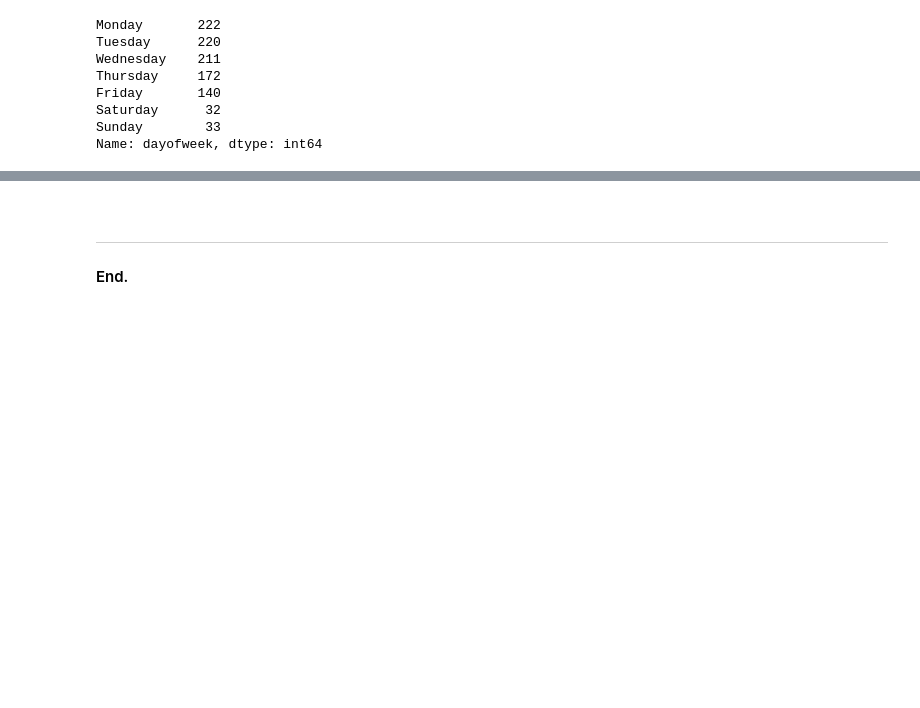
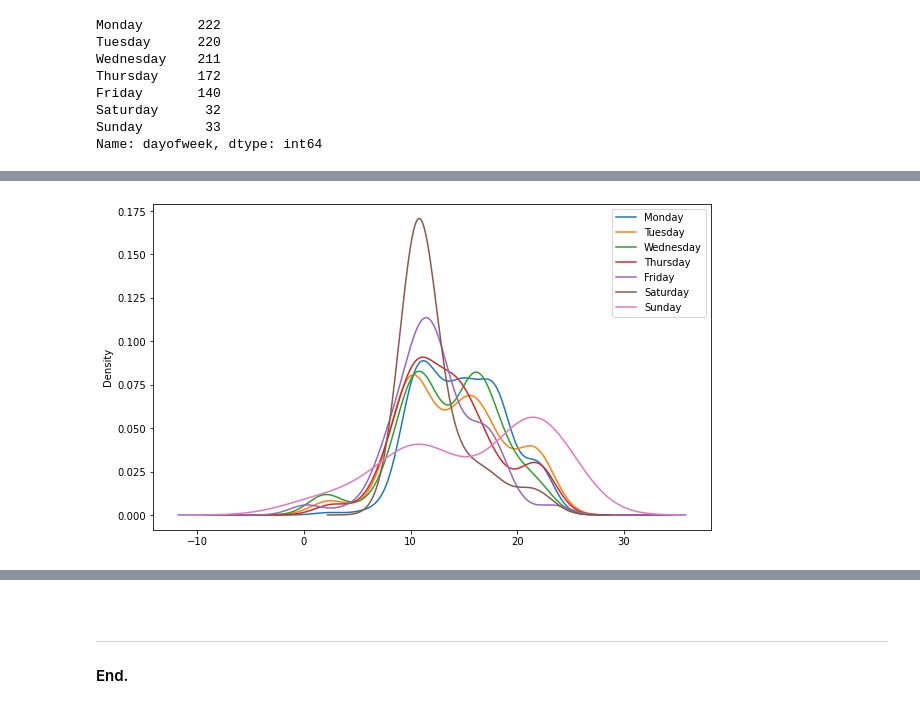
Before and after one commit to olgarozhdestvina/Data-Science-and-Machine-Learning, a Jupyter notebook: Data visualization/Email exploration.ipynb, the cells around one changed output, grey strips where cells are left out. Drawn from its saved outputs; the diff is of its cells as text; code cells hidden in the pictures; blank space fills up the shorter version.

```diff
--- a/Data visualization/Email exploration.ipynb
+++ b/Data visualization/Email exploration.ipynb
@@ -229,0 +243,8 @@ counts.plot.barh();
+# %%
+# Plot density plot fo r each day
+for day in days:
+    emails[emails.dayofweek == day].timeofday.plot.density()
+
+plt.legend(days);
+# %% [output]
+[figure, added]
```
Also changed, not shown: parts of 24 cells of this notebook.
